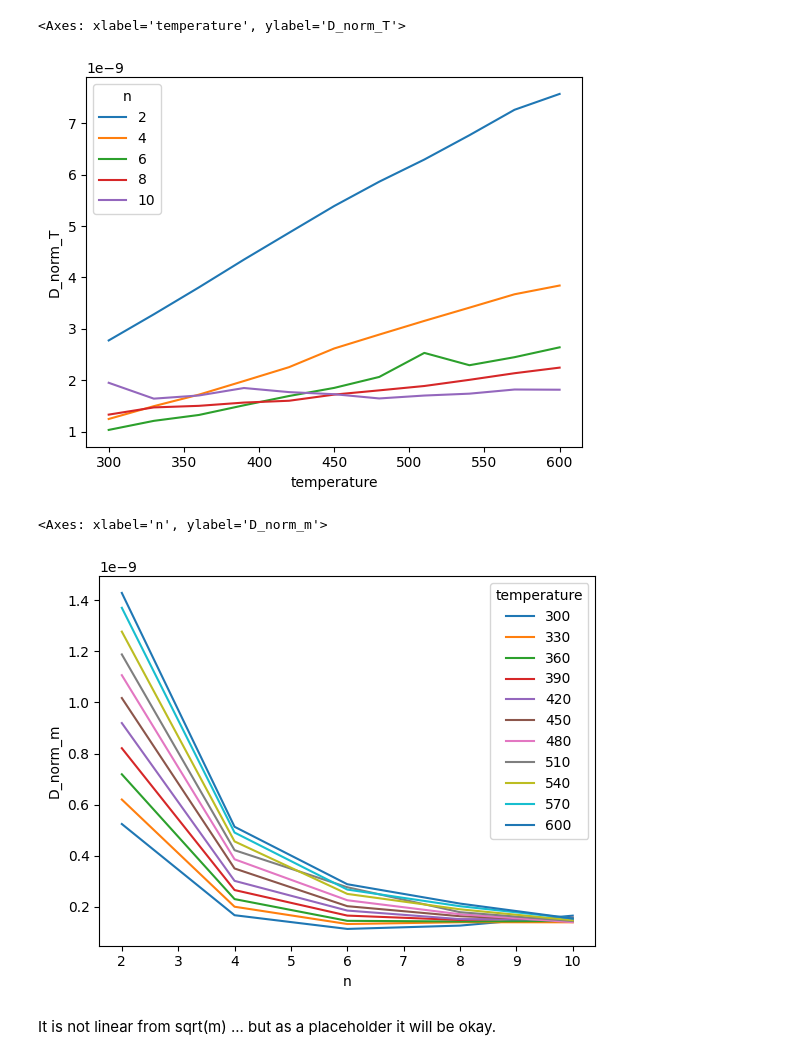
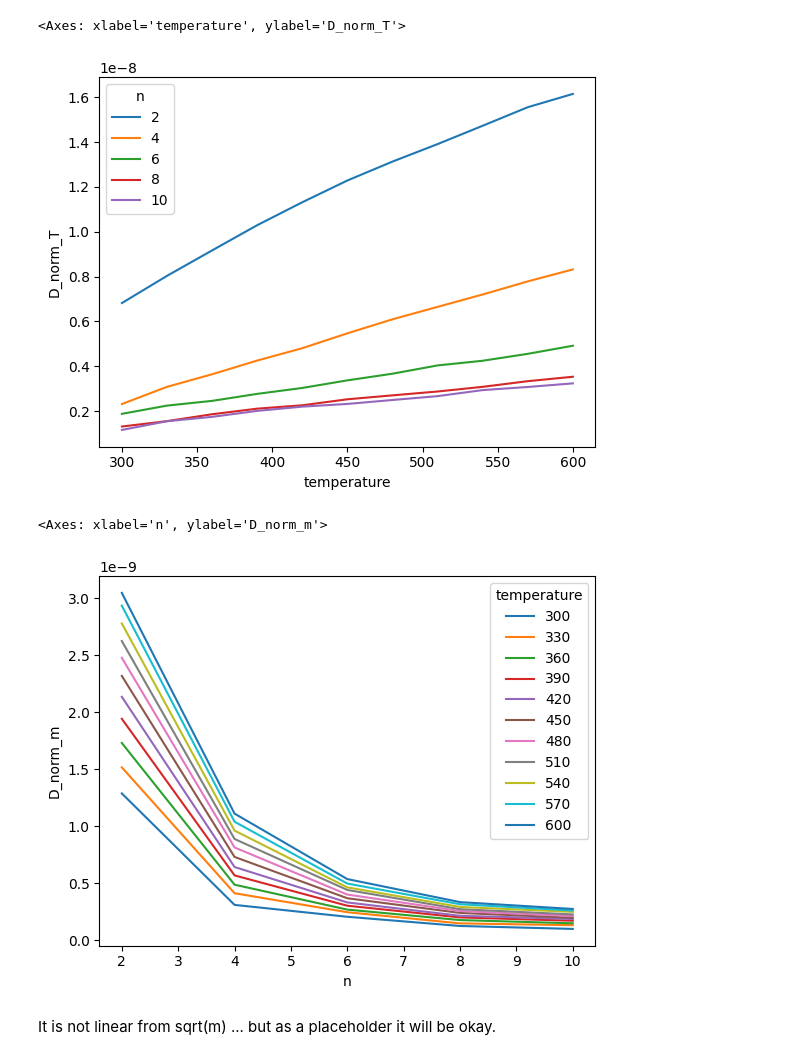
Before and after one commit to multiscale-modelling/kinetic_model, a Jupyter notebook: notebooks/diffusion_process_ml.ipynb, the cells around one changed output. Saved outputs shown, nothing was run; the diff lists cells and outputs as text; code cells hidden in the pictures.

Commit message:
updated diffusion dataset

```diff
--- a/notebooks/diffusion_process_ml.ipynb
+++ b/notebooks/diffusion_process_ml.ipynb
@@ -4,13 +4,13 @@ import seaborn as sns
 import matplotlib.pyplot as plt
 import numpy as np
 # %%
-data = pd.read_pickle('../data/diffusion/diffusion_tst_dataset.pkl')
-data = data.groupby(['temperature', 'n']).agg({'D_TST': 'mean'}).reset_index()
-data['D_norm_T'] = data['D_TST'] / data['temperature'] ** 0.5
+data = pd.read_pickle('../data/diffusion/diffusion_tst_datasetV2.pkl')
+data['D_TST'] = data['D']
+data['D_norm_T'] = data['D'] / data['temperature'] ** 0.5
 sns.lineplot(x='temperature', y='D_norm_T', hue='n', data=data, palette='tab10')
 # %% [output]
 <Axes: xlabel='temperature', ylabel='D_norm_T'>
-[figure, old version]
+[figure, new version]
 # %%
 def mass_calc(n):
     """
@@ -23,7 +23,7 @@ data['D_norm_m'] = data['D_norm_T'] / mass_calc(data['n']) ** 0.5
 sns.lineplot(x='n', y='D_norm_m', hue='temperature', data=data.query('n <= 10'), palette='tab10')
 # %% [output]
 <Axes: xlabel='n', ylabel='D_norm_m'>
-[figure, old version]
+[figure, new version]
 # %% [markdown]
 It is not linear from sqrt(m) ... but as a placeholder it will be okay.
 # %%
```
Also changed, not shown: parts of 2 cells of this notebook, 4 other files.
